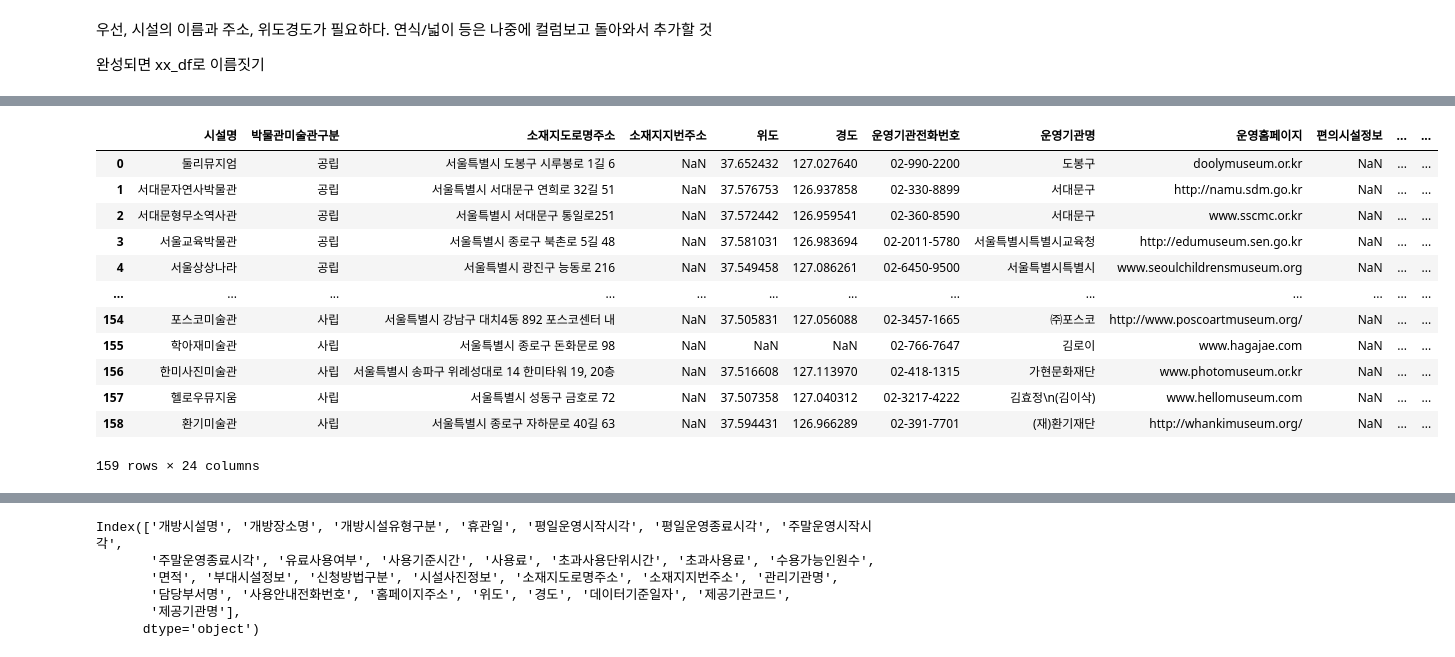
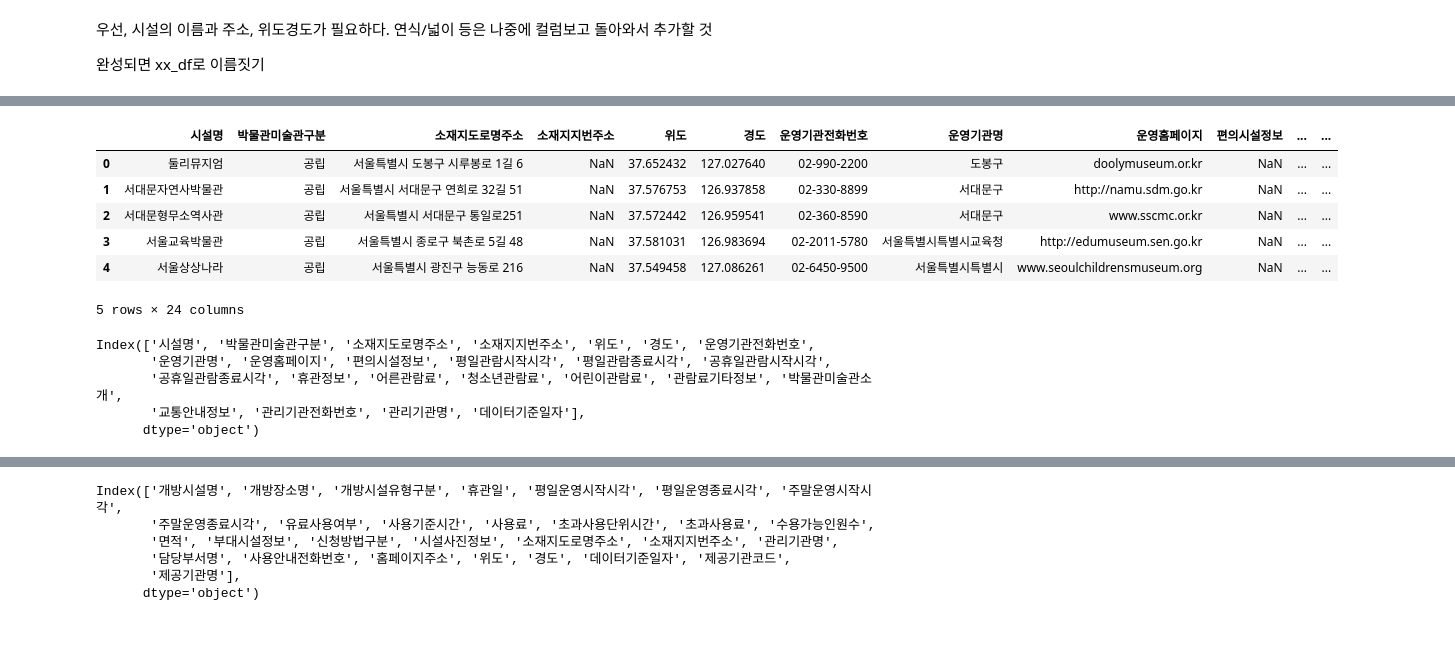
Before and after one commit to gyuholee94/seoul_contest, a Jupyter notebook: Gyuho.ipynb, the cells around one changed output, grey strips where cells are left out. Saved outputs shown, nothing was run; the diff lists cells and outputs as text; code cells hidden in the pictures.

```diff
--- a/Gyuho.ipynb
+++ b/Gyuho.ipynb
@@ -345,17 +303,19 @@ park_df
 # %%
-museum
+museum.head()
 # %% [output]
 |  | 시설명 | 박물관미술관구분 | 소재지도로명주소 | 소재지지번주소 | 위도 | 경도 | 운영기관전화번호 | 운영기관명 | 운영홈페이지 | 편의시설정보 | ... | ... |
 | 0 | 둘리뮤지엄 | 공립 | 서울특별시 도봉구 시루봉로 1길 6 | NaN | 37.652432 | 127.027640 | 02-990-2200 | 도봉구 | doolymuseum.or.kr | NaN | ... | ... |
 | 1 | 서대문자연사박물관 | 공립 | 서울특별시 서대문구 연희로 32길 51 | NaN | 37.576753 | 126.937858 | 02-330-8899 | 서대문구 | http://namu.sdm.go.kr | NaN | ... | ... |
 | 2 | 서대문형무소역사관 | 공립 | 서울특별시 서대문구 통일로251 | NaN | 37.572442 | 126.959541 | 02-360-8590 | 서대문구 | www.sscmc.or.kr | NaN | ... | ... |
 | 3 | 서울교육박물관 | 공립 | 서울특별시 종로구 북촌로 5길 48 | NaN | 37.581031 | 126.983694 | 02-2011-5780 | 서울특별시특별시교육청 | http://edumuseum.sen.go.kr | NaN | ... | ... |
 | 4 | 서울상상나라 | 공립 | 서울특별시 광진구 능동로 216 | NaN | 37.549458 | 127.086261 | 02-6450-9500 | 서울특별시특별시 | www.seoulchildrensmuseum.org | NaN | ... | ... |
-| ... | ... | ... | ... | ... | ... | ... | ... | ... | ... | ... | ... | ... |
-| 154 | 포스코미술관 | 사립 | 서울특별시 강남구 대치4동 892 포스코센터 내 | NaN | 37.505831 | 127.056088 | 02-3457-1665 | ㈜포스코 | http://www.poscoartmuseum.org/ | NaN | ... | ... |
-| 155 | 학아재미술관 | 사립 | 서울특별시 종로구 돈화문로 98 | NaN | NaN | NaN | 02-766-7647 | 김로이 | www.hagajae.com | NaN | ... | ... |
-| 156 | 한미사진미술관 | 사립 | 서울특별시 송파구 위례성대로 14 한미타워 19, 20층 | NaN | 37.516608 | 127.113970 | 02-418-1315 | 가현문화재단 | www.photomuseum.or.kr | NaN | ... | ... |
-| 157 | 헬로우뮤지움 | 사립 | 서울특별시 성동구 금호로 72 | NaN | 37.507358 | 127.040312 | 02-3217-4222 | 김효정\n(김이삭) | www.hellomuseum.com | NaN | ... | ... |
-| 158 | 환기미술관 | 사립 | 서울특별시 종로구 자하문로 40길 63 | NaN | 37.594431 | 126.966289 | 02-391-7701 | (재)환기재단 | http://whankimuseum.org/ | NaN | ... | ... |
-159 rows × 24 columns
+5 rows × 24 columns
+# %%
+museum.columns
+# %% [output]
+Index(['시설명', '박물관미술관구분', '소재지도로명주소', '소재지지번주소', '위도', '경도', '운영기관전화번호',
+       '운영기관명', '운영홈페이지', '편의시설정보', '평일관람시작시각', '평일관람종료시각', '공휴일관람시작시각',
+       '공휴일관람종료시각', '휴관정보', '어른관람료', '청소년관람료', '어린이관람료', '관람료기타정보', '박물관미술관소개',
+       '교통안내정보', '관리기관전화번호', '관리기관명', '데이터기준일자'],
+      dtype='object')
 # %%
```
Also changed, not shown: parts of 65 cells of this notebook.
